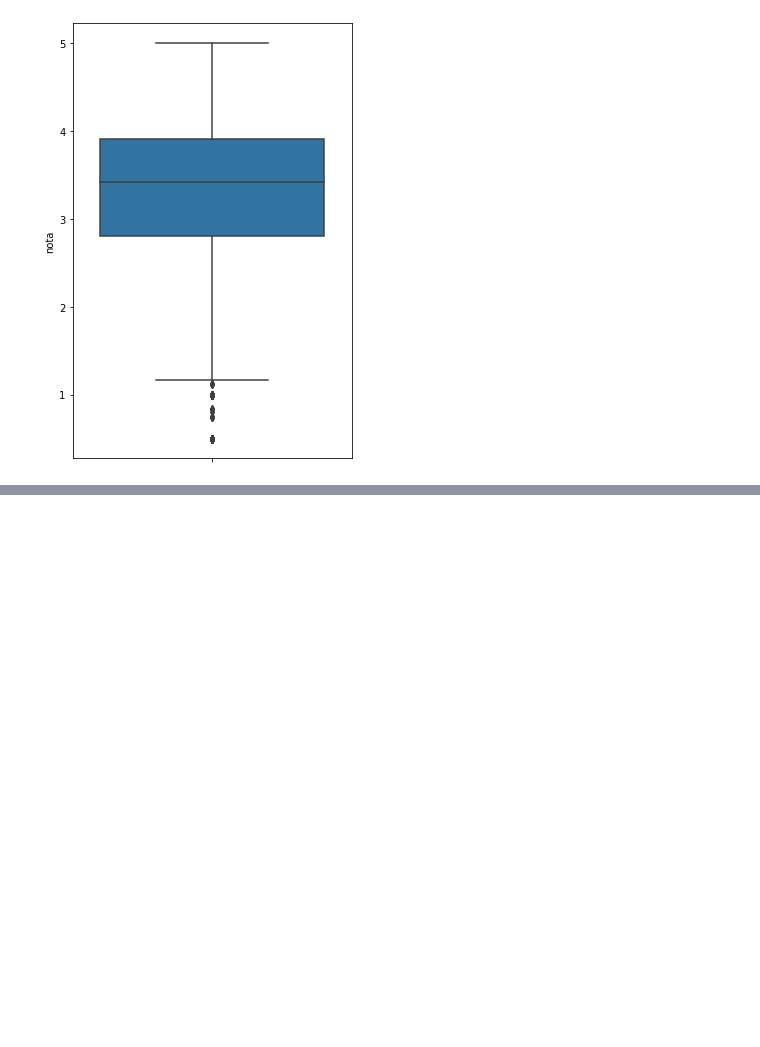
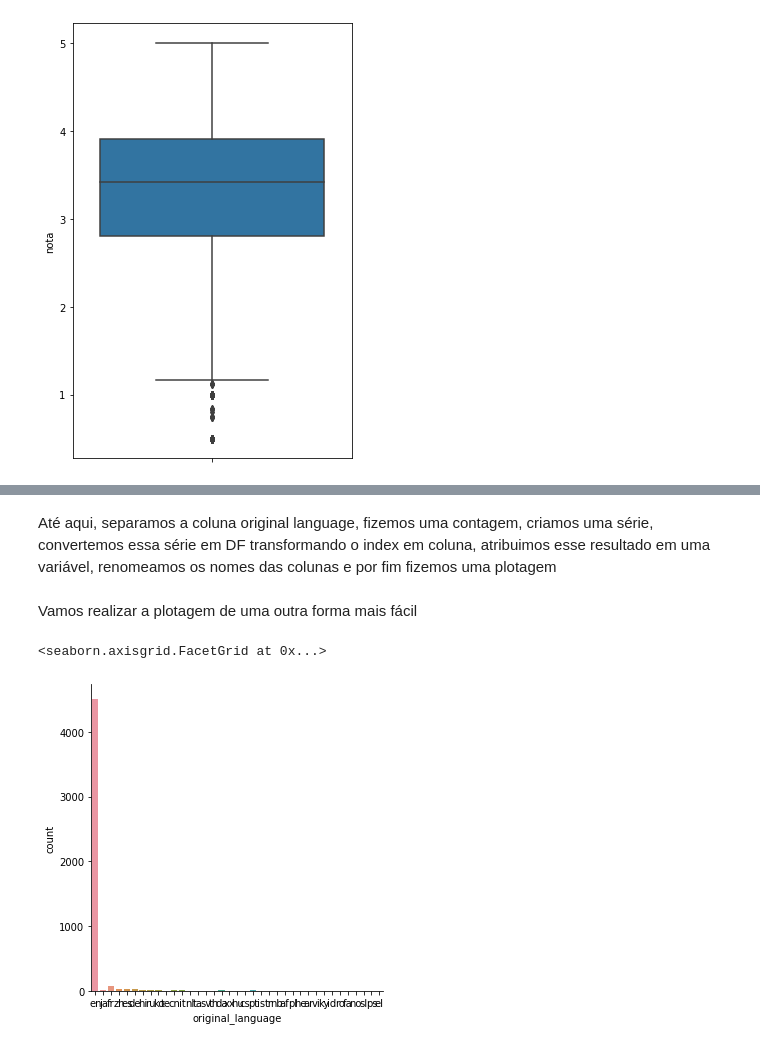
Before and after one commit to WilliamSilfer/Data-Science-Alura, a Jupyter notebook: Aula01 - Exploracao_dados.ipynb, the cells around one changed output, grey strips where cells are left out. Saved outputs shown, nothing was run; the diff lists cells and outputs as text; code cells hidden in the pictures; blank space fills up the shorter version.

```diff
--- a/Aula01 - Exploracao_dados.ipynb
+++ b/Aula01 - Exploracao_dados.ipynb
@@ -239,0 +356,10 @@ sns.boxplot(y=media_por_filme)
+# %% [markdown]
+Até aqui, separamos a coluna original language, fizemos uma contagem,  criamos uma série, convertemos essa série em DF transformando o index em coluna, atribuimos esse resultado em uma variável, renomeamos os nomes das colunas e por fim fizemos uma plotagem
+# %% [markdown]
+Vamos realizar a plotagem de uma outra forma mais fácil
+# %%
+# Utilizando a nossa fonte de dados inicial
+sns.catplot(x = "original_language", kind = "count", data = tmdb)
+# %% [output]
+<seaborn.axisgrid.FacetGrid at 0x...>
+[figure, added]
```
Also changed, not shown: parts of 49 cells of this notebook.
